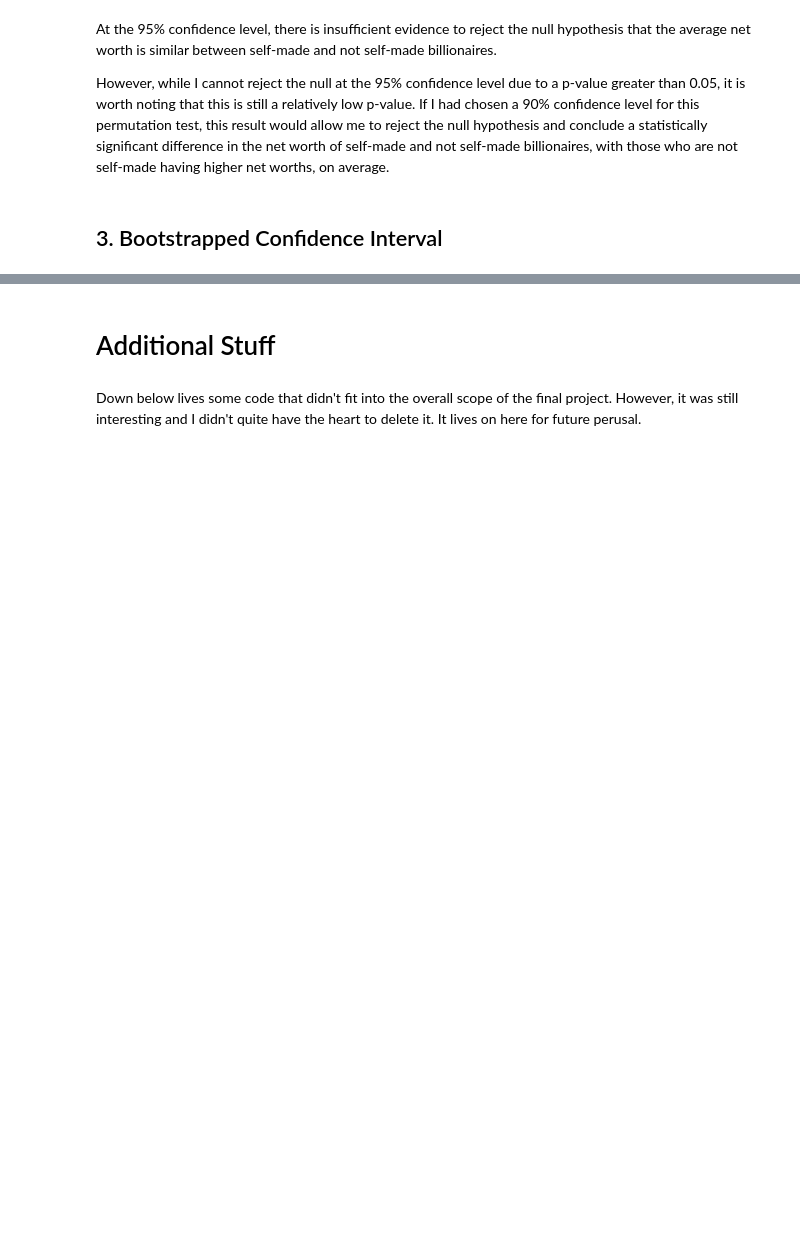
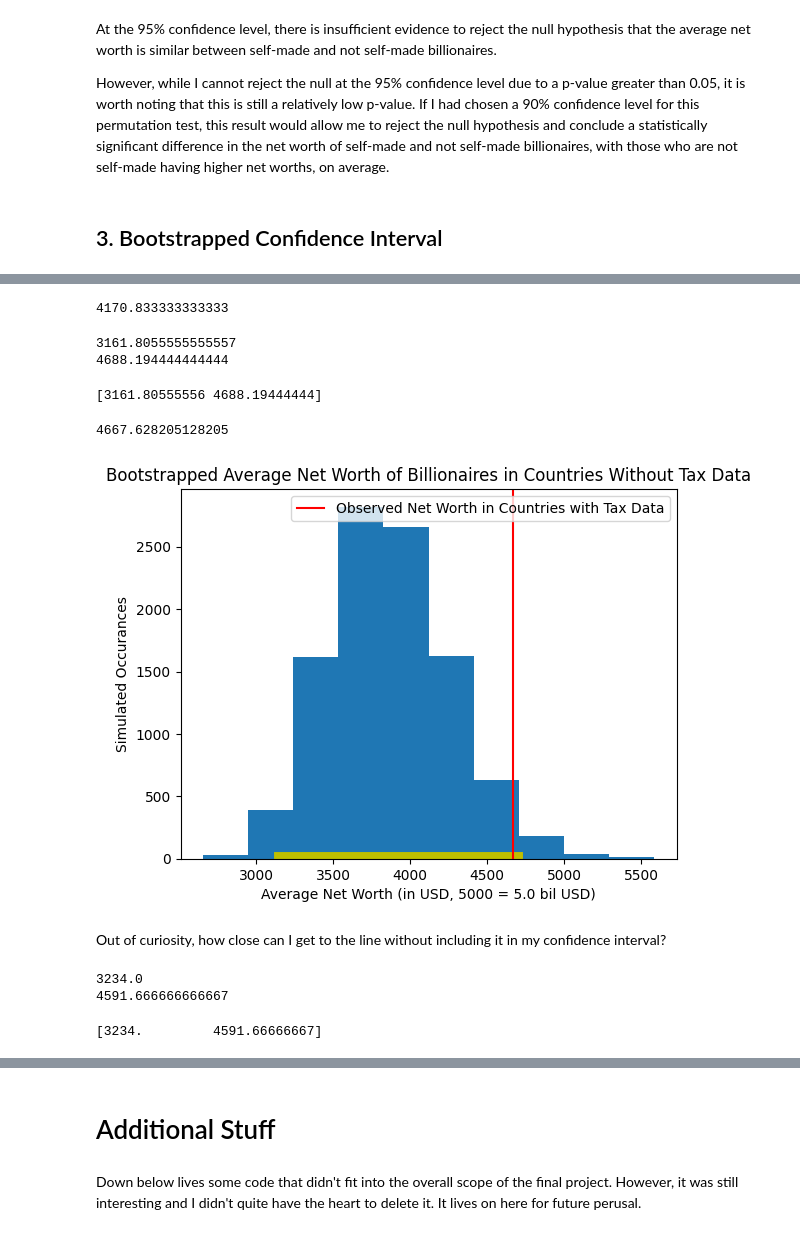
Before and after one commit to torrileigh/stat_comp_fp23, a Jupyter notebook: DSC_Final_Project_F23.ipynb, the cells around one changed output, grey strips where cells are left out. Cells and saved outputs as stored; diff of their text form; code cells hidden in the pictures; blank space fills up the shorter version.

```diff
--- a/DSC_Final_Project_F23.ipynb
+++ b/DSC_Final_Project_F23.ipynb
@@ -683,0 +767,61 @@ I'm still fascinated by Monaco, so let's take one last look at it for this Boots
+# %%
+# Let's test it out
+bootstrap_mean = one_bootstrap_mean(billionaires_no_tax_data_countries)
+print(bootstrap_mean)
+# %% [output]
+4170.833333333333
+# %%
+# write a loop to bootstrap 10000 means
+n = 10000
+boot_means = []
+for i in range(n):
+    boot_means.append(one_bootstrap_mean(billionaires_no_tax_data_countries))
+# %%
+# Calculate endpoints for a 95% confidence interval
+left_interval_endpoint = np.percentile(boot_means, 2.5)
+print(left_interval_endpoint)
+
+right_interval_endpoint = np.percentile(boot_means, 97.5)
+print(right_interval_endpoint)
+# %% [output]
+3161.8055555555557
+4688.194444444444
+# %%
+# Turn this into an array
+ci = np.array([left_interval_endpoint, right_interval_endpoint])
+print(ci)
+# %% [output]
+[3161.80555556 4688.19444444]
+# %%
+# Find the avg net worth of billionaires in countries with tax data
+billionaires_tax_data_avg_nw = billionaires_tax_data_countries['finalWorth'].mean()
+print(billionaires_tax_data_avg_nw)
+# %% [output]
+4667.628205128205
+# %%
+plt.hist(boot_means)
+plt.plot(ci, [0, 0], linewidth = 10, c = 'y')
+plt.axvline(x = billionaires_tax_data_avg_nw, c = 'r', label = 'Observed Net Worth in Countries with Tax Data')
+plt.title("Bootstrapped Average Net Worth of Billionaires in Countries Without Tax Data")
+plt.xlabel("Average Net Worth (in USD, 5000 = 5.0 bil USD)")
+plt.ylabel("Simulated Occurances")
+plt.legend()
+plt.show()
+# %% [output]
+[figure, added]
+# %% [markdown]
+Out of curiosity, how close can I get to the line without including it in my confidence interval?
+# %%
+left_interval_endpoint_alt = np.percentile(boot_means, 4)
+print(left_interval_endpoint_alt)
+
+right_interval_endpoint_alt = np.percentile(boot_means, 96)
+print(right_interval_endpoint_alt)
+# %% [output]
+3234.0
+4591.666666666667
+# %%
+ci_alt = np.array([left_interval_endpoint_alt, right_interval_endpoint_alt])
+print(ci_alt)
+# %% [output]
+[3234.         4591.66666667]
```
Also changed, not shown: parts of 26 cells of this notebook.
